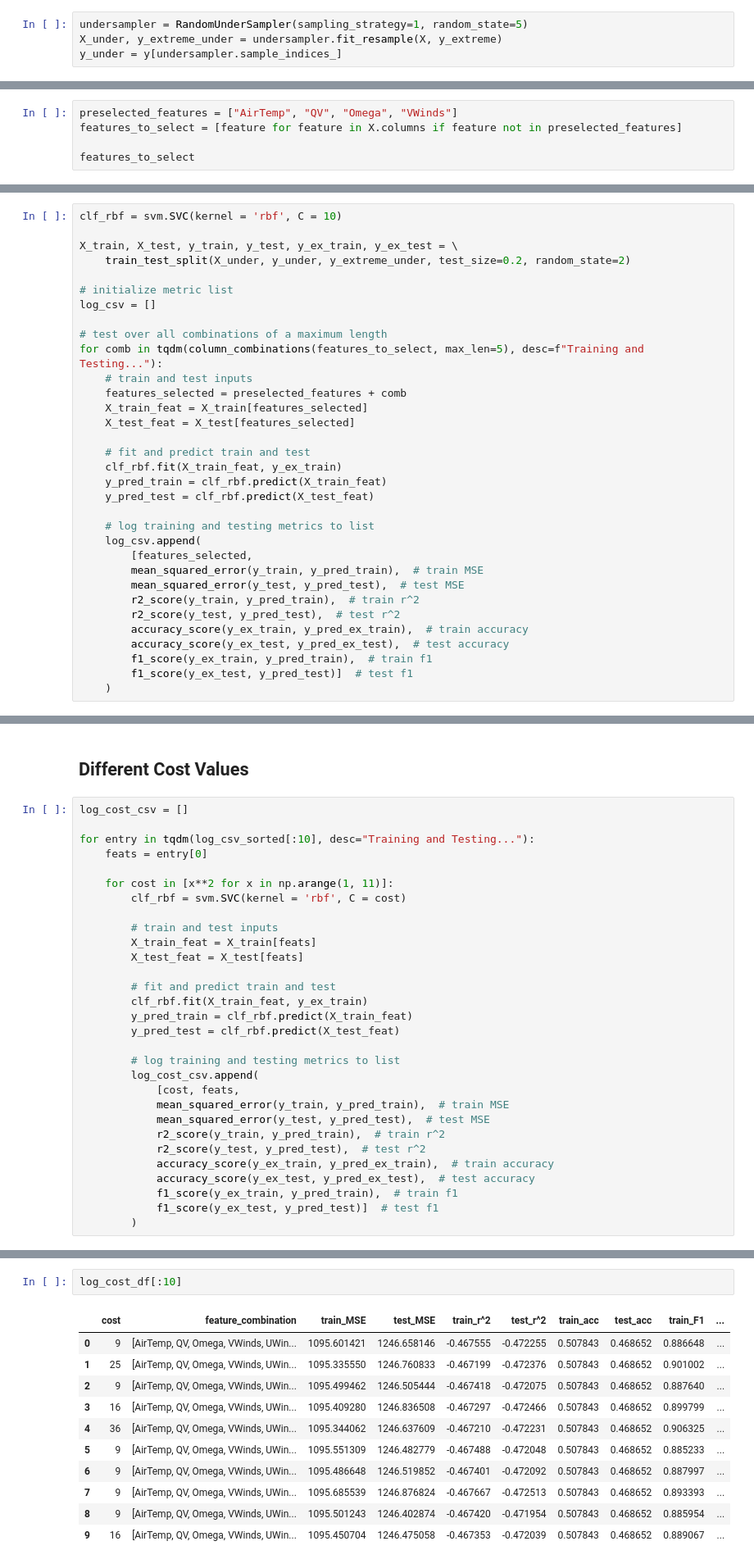
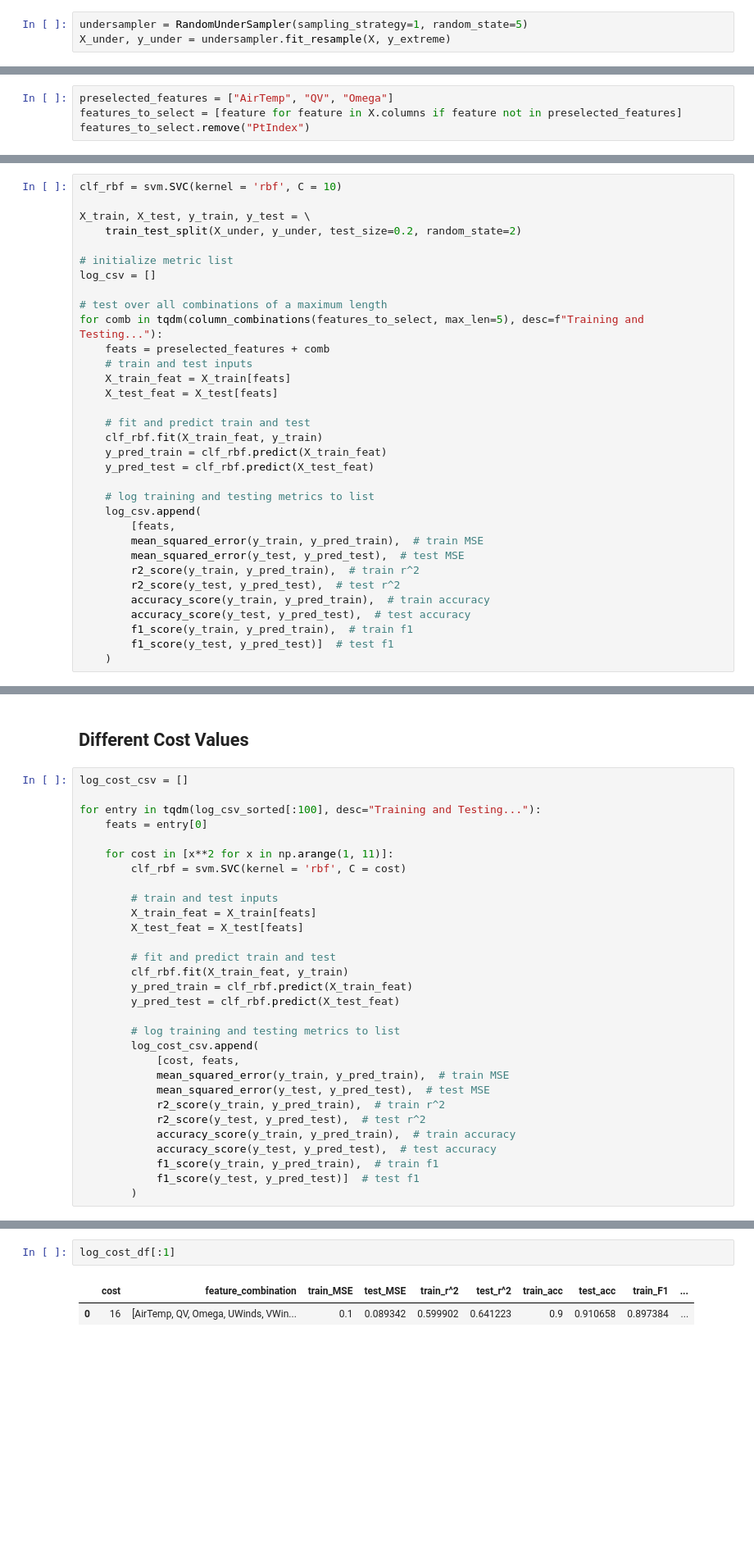
Before and after one commit to DanielRJohnson/EECS738-FP, a Jupyter notebook: bailey/bks-FinalNotebook.ipynb, the cells around one changed output, grey strips where cells are left out. Shown: that part at 82% size. Cells and saved outputs as stored; diff of their text form; blank space fills up the shorter version.

```diff
--- a/bailey/bks-FinalNotebook.ipynb
+++ b/bailey/bks-FinalNotebook.ipynb
@@ -40,8 +39,7 @@ X.head()
 | 2000-01-01 15:00:00 | -5.531023 | -0.874945 | 0.388518 | 2.123726 | -0.611146 | -0.452270 | 1.246959 | -0.213574 | -0.772727 | -1.168067 | ... |
 # %%
 undersampler = RandomUnderSampler(sampling_strategy=1, random_state=5)
-X_under, y_extreme_under = undersampler.fit_resample(X, y_extreme)
-y_under = y[undersampler.sample_indices_]
+X_under, y_under = undersampler.fit_resample(X, y_extreme)
 # %%
 LQ = data_850.LH.quantile(0.25)
 UQ = data_850.LH.quantile(0.75)
@@ -54,5 +63,4 @@ def classify_extremes(y_pred):
 # %%
-preselected_features = ["AirTemp", "QV", "Omega", "VWinds"]
+preselected_features = ["AirTemp", "QV", "Omega"]
 features_to_select = [feature for feature in X.columns if feature not in preselected_features]
-
-features_to_select
+features_to_select.remove("PtIndex")
@@ -75,35 +67,35 @@ features_to_select
 # %%
 clf_rbf = svm.SVC(kernel = 'rbf', C = 10)
 
-X_train, X_test, y_train, y_test, y_ex_train, y_ex_test = \
-    train_test_split(X_under, y_under, y_extreme_under, test_size=0.2, random_state=2)
+X_train, X_test, y_train, y_test = \
+    train_test_split(X_under, y_under, test_size=0.2, random_state=2)
 
 # initialize metric list
 log_csv = []
 
 # test over all combinations of a maximum length
 for comb in tqdm(column_combinations(features_to_select, max_len=5), desc=f"Training and Testing..."):
+    feats = preselected_features + comb
     # train and test inputs
-    features_selected = preselected_features + comb
-    X_train_feat = X_train[features_selected]
-    X_test_feat = X_test[features_selected]
+    X_train_feat = X_train[feats]
+    X_test_feat = X_test[feats]
 
     # fit and predict train and test
-    clf_rbf.fit(X_train_feat, y_ex_train)
+    clf_rbf.fit(X_train_feat, y_train)
     y_pred_train = clf_rbf.predict(X_train_feat)
     y_pred_test = clf_rbf.predict(X_test_feat)
 
     # log training and testing metrics to list
     log_csv.append(
-        [features_selected,
+        [feats,
         mean_squared_error(y_train, y_pred_train),  # train MSE
         mean_squared_error(y_test, y_pred_test),  # test MSE
         r2_score(y_train, y_pred_train),  # train r^2
         r2_score(y_test, y_pred_test),  # test r^2
-        accuracy_score(y_ex_train, y_pred_ex_train),  # train accuracy
-        accuracy_score(y_ex_test, y_pred_ex_test),  # test accuracy
-        f1_score(y_ex_train, y_pred_train),  # train f1
-        f1_score(y_ex_test, y_pred_test)]  # test f1
+        accuracy_score(y_train, y_pred_train),  # train accuracy
+        accuracy_score(y_test, y_pred_test),  # test accuracy
+        f1_score(y_train, y_pred_train),  # train f1
+        f1_score(y_test, y_pred_test)]  # test f1
     )
 # %%
 log_csv_sorted = sorted(log_csv, key=lambda l: l[-1], reverse=True)  # sort by max testing f1
@@ -117,7 +166,7 @@ log_df.to_csv("SVM_results.csv", sep="|", index=False)
 # %%
 log_cost_csv = []
 
-for entry in tqdm(log_csv_sorted[:10], desc="Training and Testing..."):
+for entry in tqdm(log_csv_sorted[:100], desc="Training and Testing..."):
     feats = entry[0]
 
     for cost in [x**2 for x in np.arange(1, 11)]:
@@ -128,7 +177,7 @@ for entry in tqdm(log_csv_sorted[:10], desc="Training and Testing..."):
         X_test_feat = X_test[feats]
 
         # fit and predict train and test
-        clf_rbf.fit(X_train_feat, y_ex_train)
+        clf_rbf.fit(X_train_feat, y_train)
         y_pred_train = clf_rbf.predict(X_train_feat)
         y_pred_test = clf_rbf.predict(X_test_feat)
 
@@ -139,10 +188,10 @@ for entry in tqdm(log_csv_sorted[:10], desc="Training and Testing..."):
             mean_squared_error(y_test, y_pred_test),  # test MSE
             r2_score(y_train, y_pred_train),  # train r^2
             r2_score(y_test, y_pred_test),  # test r^2
-            accuracy_score(y_ex_train, y_pred_ex_train),  # train accuracy
-            accuracy_score(y_ex_test, y_pred_ex_test),  # test accuracy
-            f1_score(y_ex_train, y_pred_train),  # train f1
-            f1_score(y_ex_test, y_pred_test)]  # test f1
+            accuracy_score(y_train, y_pred_train),  # train accuracy
+            accuracy_score(y_test, y_pred_test),  # test accuracy
+            f1_score(y_train, y_pred_train),  # train f1
+            f1_score(y_test, y_pred_test)]  # test f1
         )
 # %%
 log_cost_csv_sorted = sorted(log_cost_csv, key=lambda l: l[-1], reverse=True)  # sort by max testing f1
@@ -154,14 +203,5 @@ log_cost_df.to_csv("SVM_cost_results.csv", sep="|", index=False)
 # %%
-log_cost_df[:10]
+log_cost_df[:1]
 # %% [output]
 |  | cost | feature_combination | train_MSE | test_MSE | train_r^2 | test_r^2 | train_acc | test_acc | train_F1 | ... |
-| 0 | 9 | [AirTemp, QV, Omega, VWinds, UWin... | 1095.601421 | 1246.658146 | -0.467555 | -0.472255 | 0.507843 | 0.468652 | 0.886648 | ... |
-| 1 | 25 | [AirTemp, QV, Omega, VWinds, UWin... | 1095.335550 | 1246.760833 | -0.467199 | -0.472376 | 0.507843 | 0.468652 | 0.901002 | ... |
-| 2 | 9 | [AirTemp, QV, Omega, VWinds, UWin... | 1095.499462 | 1246.505444 | -0.467418 | -0.472075 | 0.507843 | 0.468652 | 0.887640 | ... |
-| 3 | 16 | [AirTemp, QV, Omega, VWinds, UWin... | 1095.409280 | 1246.836508 | -0.467297 | -0.472466 | 0.507843 | 0.468652 | 0.899799 | ... |
-| 4 | 36 | [AirTemp, QV, Omega, VWinds, UWin... | 1095.344062 | 1246.637609 | -0.467210 | -0.472231 | 0.507843 | 0.468652 | 0.906325 | ... |
-| 5 | 9 | [AirTemp, QV, Omega, VWinds, UWin... | 1095.551309 | 1246.482779 | -0.467488 | -0.472048 | 0.507843 | 0.468652 | 0.885233 | ... |
-| 6 | 9 | [AirTemp, QV, Omega, VWinds, UWin... | 1095.486648 | 1246.519852 | -0.467401 | -0.472092 | 0.507843 | 0.468652 | 0.887997 | ... |
-| 7 | 9 | [AirTemp, QV, Omega, VWinds, UWin... | 1095.685539 | 1246.876824 | -0.467667 | -0.472513 | 0.507843 | 0.468652 | 0.893393 | ... |
-| 8 | 9 | [AirTemp, QV, Omega, VWinds, UWin... | 1095.501243 | 1246.402874 | -0.467420 | -0.471954 | 0.507843 | 0.468652 | 0.885954 | ... |
-| 9 | 16 | [AirTemp, QV, Omega, VWinds, UWin... | 1095.450704 | 1246.475058 | -0.467353 | -0.472039 | 0.507843 | 0.468652 | 0.889067 | ... |
+| 0 | 16 | [AirTemp, QV, Omega, UWinds, VWin... | 0.1 | 0.089342 | 0.599902 | 0.641223 | 0.9 | 0.910658 | 0.897384 | ... |
```
Also changed, not shown: parts of 21 cells of this notebook, 2 other files.
